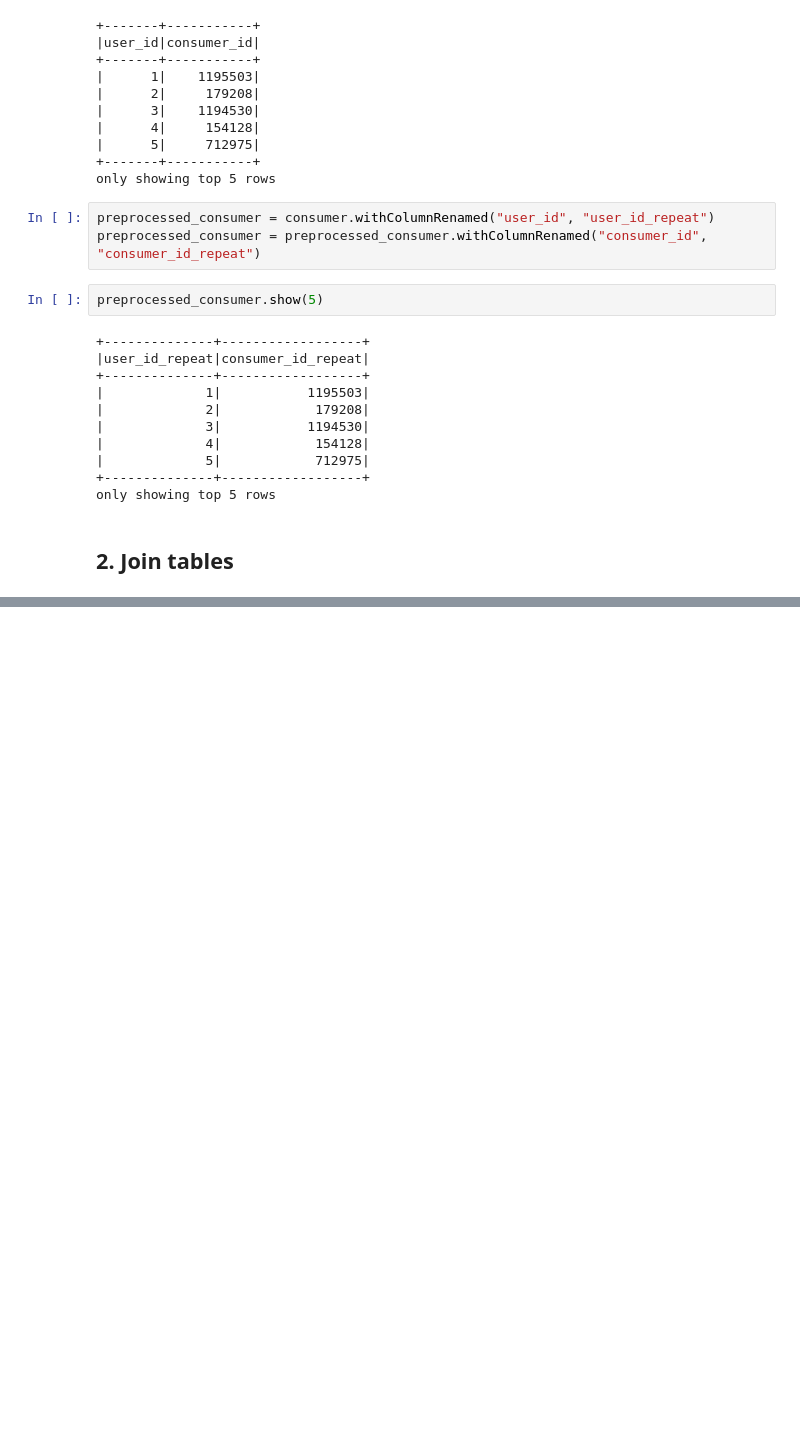
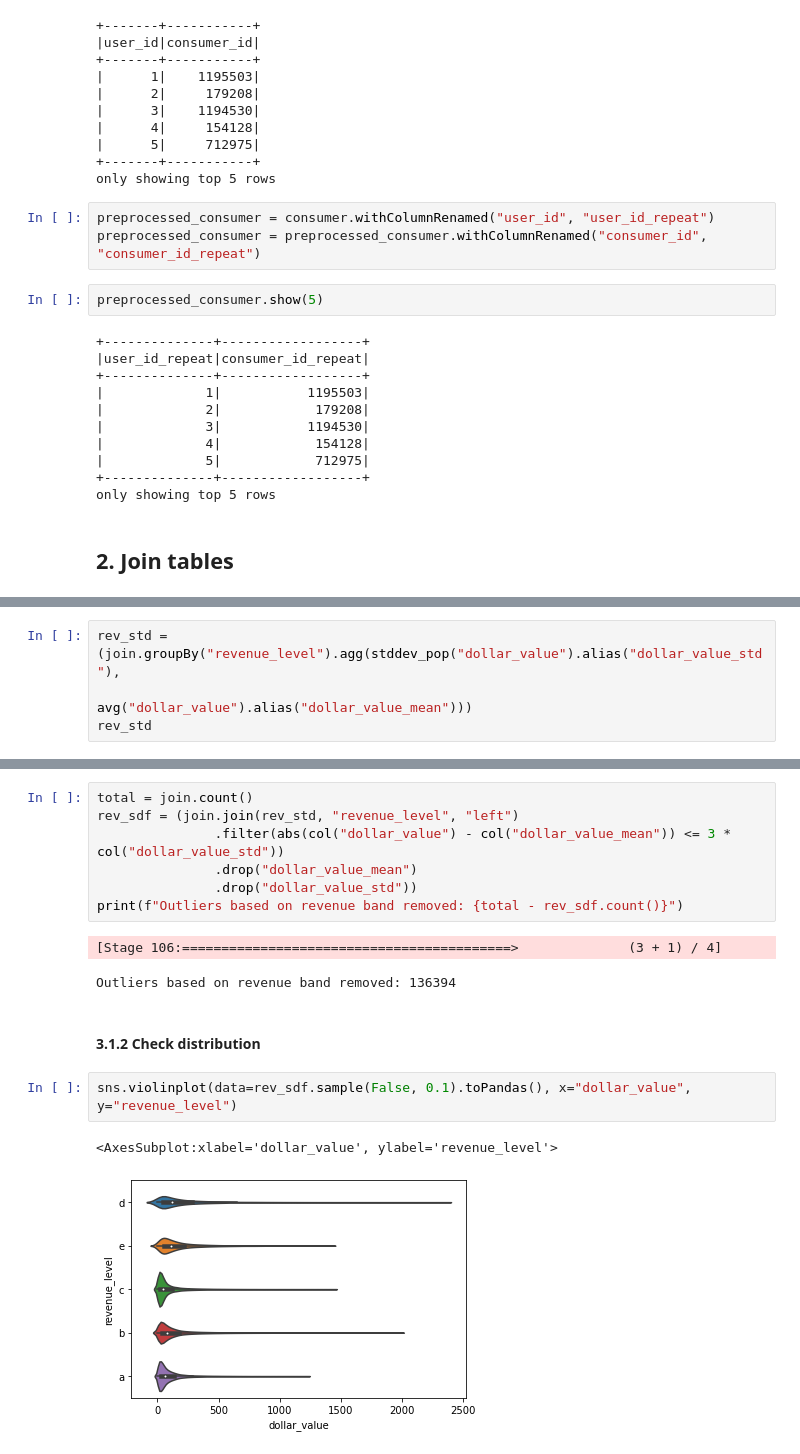
Before and after one commit to MAST30034-Applied-Data-Science/generic-buy-now-pay-later-project-group-27, a Jupyter notebook: notebooks/overview.ipynb, the cells around one changed output, grey strips where cells are left out. Saved outputs shown, nothing was run; the diff lists cells and outputs as text; blank space fills up the shorter version.

```diff
--- a/notebooks/overview.ipynb
+++ b/notebooks/overview.ipynb
@@ -381,0 +375,4 @@ only showing top 20 rows
+# %%
+rev_std = (join.groupBy("revenue_level").agg(stddev_pop("dollar_value").alias("dollar_value_std"),
+                                             avg("dollar_value").alias("dollar_value_mean")))
+rev_std
@@ -381,0 +386,17 @@ only showing top 20 rows
+# %%
+total = join.count()
+rev_sdf = (join.join(rev_std, "revenue_level", "left")
+               .filter(abs(col("dollar_value") - col("dollar_value_mean")) <= 3 * col("dollar_value_std"))
+               .drop("dollar_value_mean")
+               .drop("dollar_value_std"))
+print(f"Outliers based on revenue band removed: {total - rev_sdf.count()}")
+# %% [output]
+[Stage 106:==========================================>              (3 + 1) / 4]
+Outliers based on revenue band removed: 136394
+# %% [markdown]
+<h4>3.1.2 Check distribution</h4>
+# %%
+sns.violinplot(data=rev_sdf.sample(False, 0.1).toPandas(), x="dollar_value", y="revenue_level")
+# %% [output]
+<AxesSubplot:xlabel='dollar_value', ylabel='revenue_level'>
+[figure, added]
```
Also changed, not shown: parts of 27 cells of this notebook, 3 other files.
